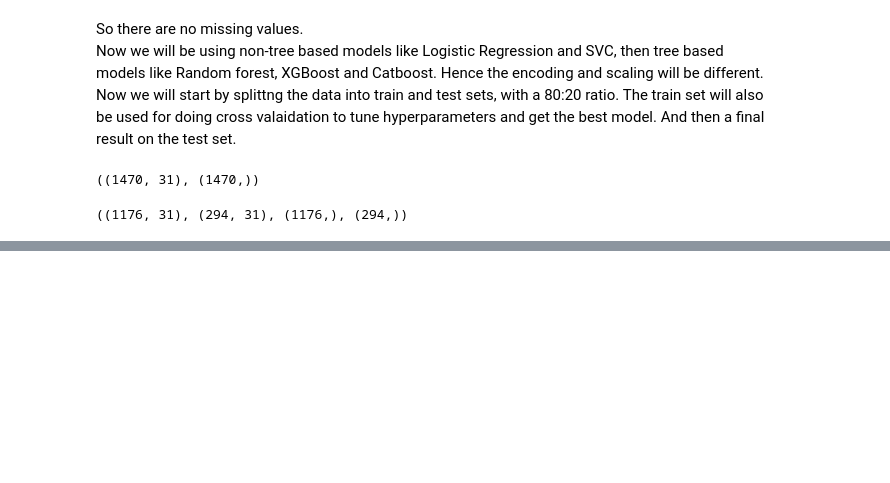
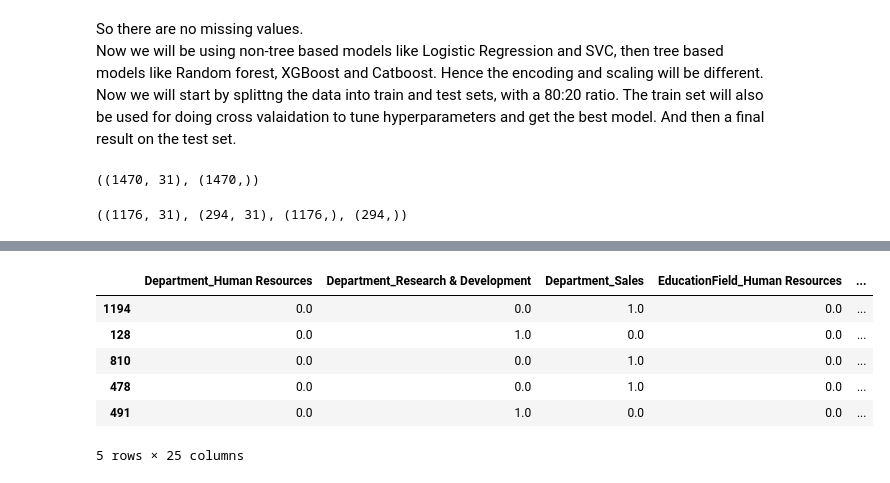
Before and after one commit to tatv047/Data-Science-for-Business, a Jupyter notebook: Human Resources Data/hrd_notebook.ipynb, the cells around one changed output, grey strips where cells are left out. Drawn from its saved outputs; the diff is of its cells as text; code cells hidden in the pictures; blank space fills up the shorter version.

```diff
--- a/Human Resources Data/hrd_notebook.ipynb
+++ b/Human Resources Data/hrd_notebook.ipynb
@@ -117,0 +156,5 @@ le = LabelEncoder()
+# %%
+ordinal_encoder = OrdinalEncoder(categories=[['Non-Travel','Travel_Rarely', 'Travel_Frequently']])
+X_train[ord_cols] = ordinal_encoder.fit_transform(X_train[ord_cols])
+X_test[ord_cols] = ordinal_encoder.transform(X_test[ord_cols])
+X_train[ord_cols], X_test[ord_cols]
@@ -117,0 +179,5 @@ le = LabelEncoder()
+# %%
+ohe = OneHotEncoder(sparse_output=False,handle_unknown='ignore')
+ohe_train_array = ohe.fit_transform(X_train[ohe_cols])
+# Transform X_test using the already-fitted encoder
+ohe_test_array = ohe.transform(X_test[ohe_cols])
@@ -117,0 +202,10 @@ le = LabelEncoder()
+# %%
+ohe_train_df.head(5)
+# %% [output]
+|  | Department_Human Resources | Department_Research & Development | Department_Sales | EducationField_Human Resources | ... |
+| 1194 | 0.0 | 0.0 | 1.0 | 0.0 | ... |
+| 128 | 0.0 | 1.0 | 0.0 | 0.0 | ... |
+| 810 | 0.0 | 0.0 | 1.0 | 0.0 | ... |
+| 478 | 0.0 | 0.0 | 1.0 | 0.0 | ... |
+| 491 | 0.0 | 1.0 | 0.0 | 0.0 | ... |
+5 rows × 25 columns
```
Also changed, not shown: parts of 38 cells of this notebook, 1 other file.
